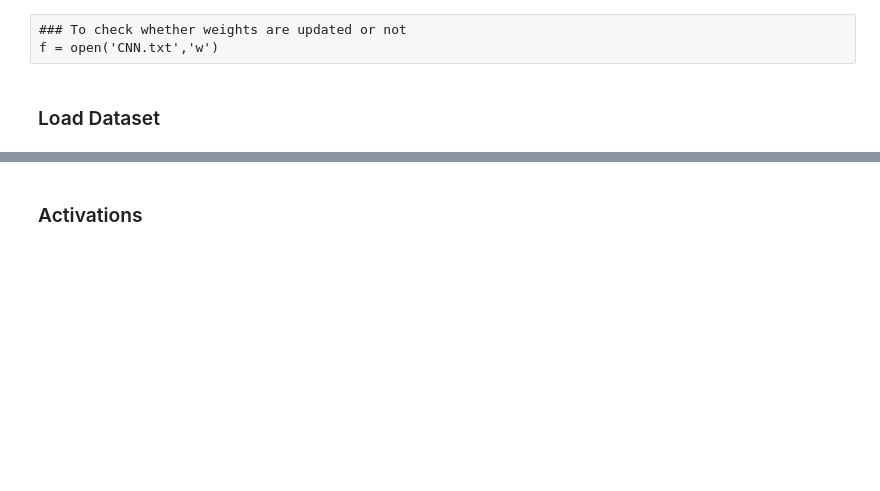
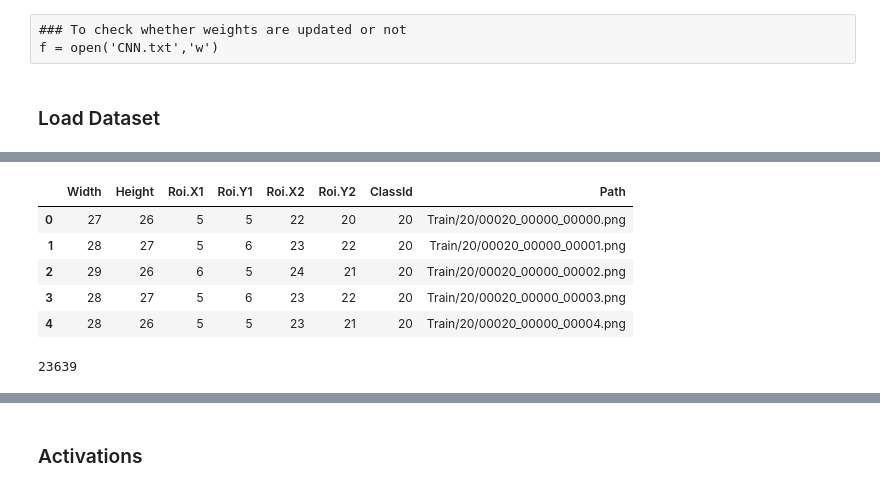
Before and after one commit to VenkateshRoshan/NeuralNetwork-CNN, a Jupyter notebook: CNN_2.O.ipynb, the cells around one changed output, grey strips where cells are left out. Drawn from its saved outputs; the diff is of its cells as text; code cells hidden in the pictures; blank space fills up the shorter version.

```diff
--- a/CNN_2.O.ipynb
+++ b/CNN_2.O.ipynb
@@ -41,0 +63,4 @@ Y_test = np.array(Y_test)
+# %%
+data = pd.read_csv(Meta_Path)
+NoOfLabels = len(data['Path'])
+print(NoOfLabels)
@@ -41,0 +69,6 @@ Y_test = np.array(Y_test)
+# %%
+Count_Labels = {}
+for i in ReqLabels :
+    Count_Labels[i] = 0
+
+Count_Labels
@@ -41,0 +93,39 @@ Y_test = np.array(Y_test)
+# %%
+def LoadData(Dir,typeLoad) :
+    data = pd.read_csv(Dir)
+    display(data.head())
+    X , Y = [] , []
+    for i,rx1,ry1,rx2,ry2,cId in zip(data['Path'],data['Roi.X1'],data['Roi.Y1'],data['Roi.X2'],data['Roi.Y2'],data['ClassId']) :
+        print(f'\r{len(X)}',end="")
+        if cId in ReqLabels :
+            i = 'D:/Data/Traffic Signs/' + i
+            img = cv2.imread(i)
+            img = img[ry1:ry2,rx1:rx2]
+            img = cv2.resize(img,(size,size))
+#             data = img_to_array(img)
+
+#             samples = expand_dims(data, 0)
+
+#             datagen = ImageDataGenerator(zoom_range=[0.5,1.0])
+
+#             it = datagen.flow(samples, batch_size=1)
+
+#             for i in range(3):
+#                 batch = it.next()
+#                 image = batch[0].astype('uint8')
+            X.append(img)
+            Y.append(ReqLabels.index(cId))
+            if typeLoad == 'Train' :
+                Count_Labels[cId] += 1
+
+    return np.array(X)/255. , np.array(Y)
+# %%
+X_train , Y_train = LoadData(Train_Path,'Train')
+# %% [output]
+|  | Width | Height | Roi.X1 | Roi.Y1 | Roi.X2 | Roi.Y2 | ClassId | Path |
+| 0 | 27 | 26 | 5 | 5 | 22 | 20 | 20 | Train/20/00020_00000_00000.png |
+| 1 | 28 | 27 | 5 | 6 | 23 | 22 | 20 | Train/20/00020_00000_00001.png |
+| 2 | 29 | 26 | 6 | 5 | 24 | 21 | 20 | Train/20/00020_00000_00002.png |
+| 3 | 28 | 27 | 5 | 6 | 23 | 22 | 20 | Train/20/00020_00000_00003.png |
+| 4 | 28 | 26 | 5 | 5 | 23 | 21 | 20 | Train/20/00020_00000_00004.png |
+23639
```
Also changed, not shown: parts of 31 cells of this notebook.
